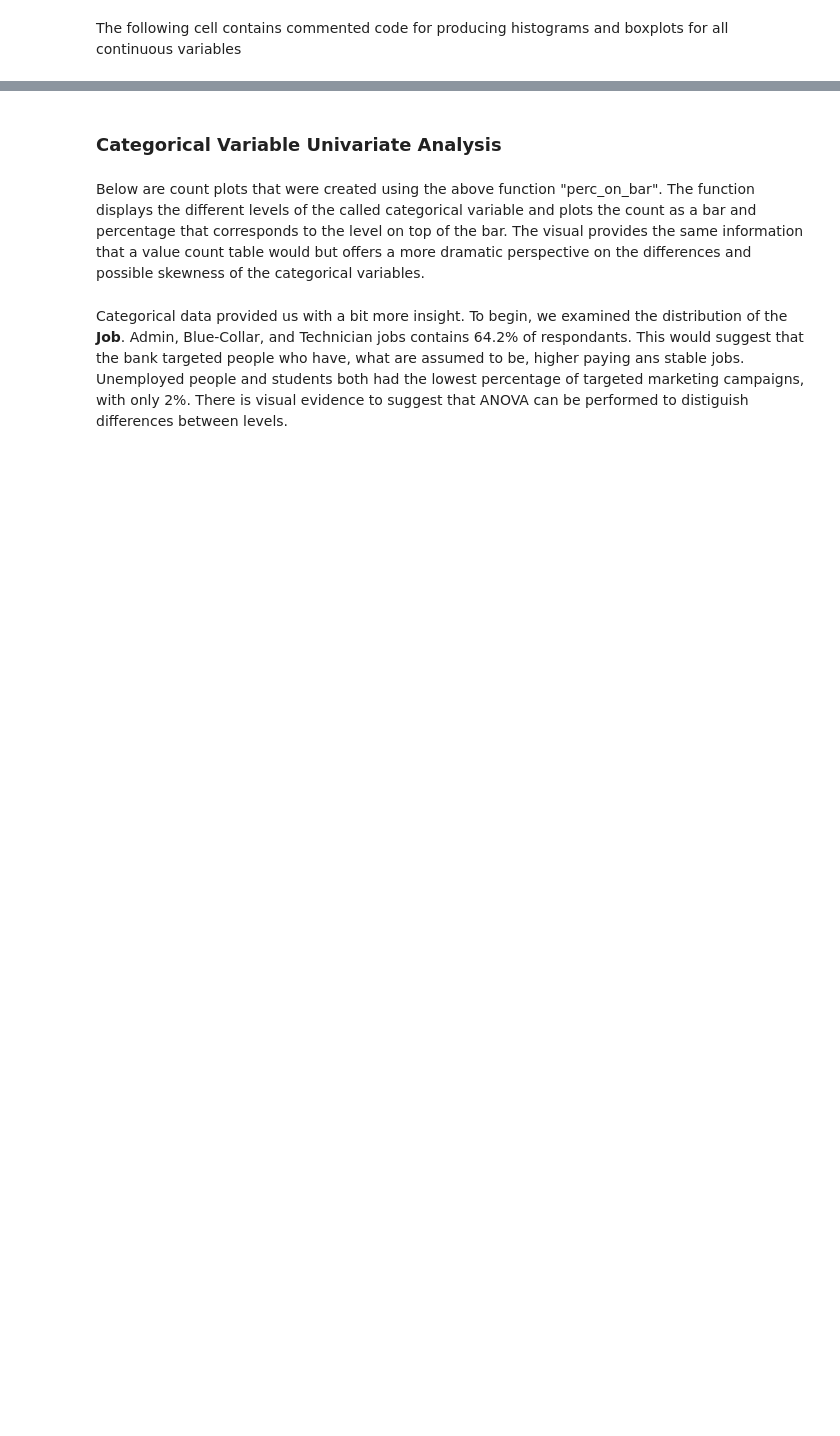
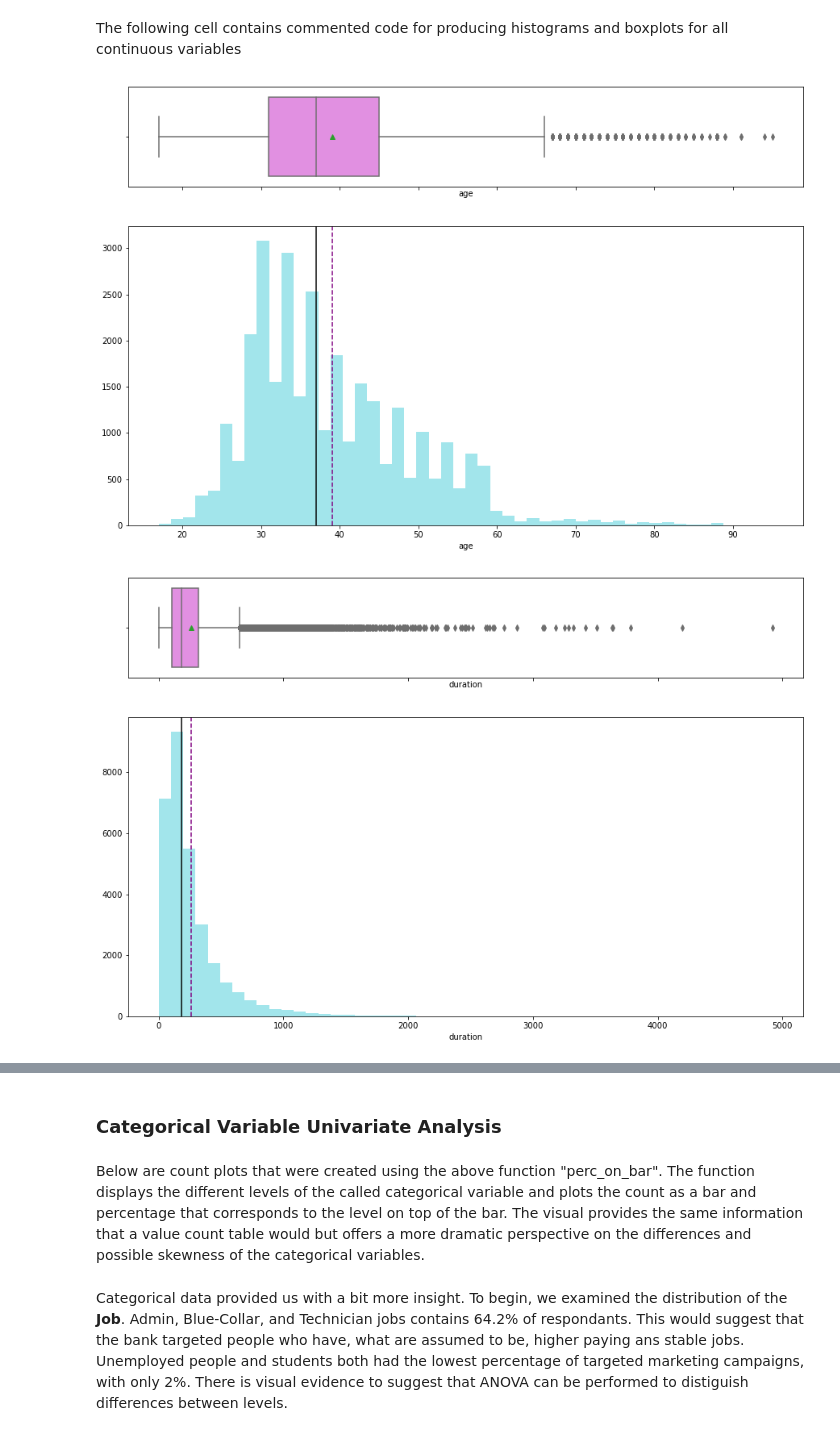
Before and after one commit to ChadKwong/DDSMachineLearning1, a Jupyter notebook: Lab 1/Lab1.ipynb, the cells around one changed output, grey strips where cells are left out. Drawn from its saved outputs; the diff is of its cells as text; code cells hidden in the pictures; blank space fills up the shorter version.

```diff
--- a/Lab 1/Lab1.ipynb
+++ b/Lab 1/Lab1.ipynb
@@ -223,5 +227,8 @@ sns.countplot(bankData.pdays).set_yscale("log")
 # %% [markdown]
 The following cell contains commented code for producing histograms and boxplots for all continuous variables
 # %%
-# for i in conCol:
-#     histobox(bankData[i])
+for i in conCol:
+    histobox(bankData[i])
+# %% [output]
+[figure, added]
+[figure, added]
```
Also changed, not shown: parts of 13 cells of this notebook, 1 other file.
